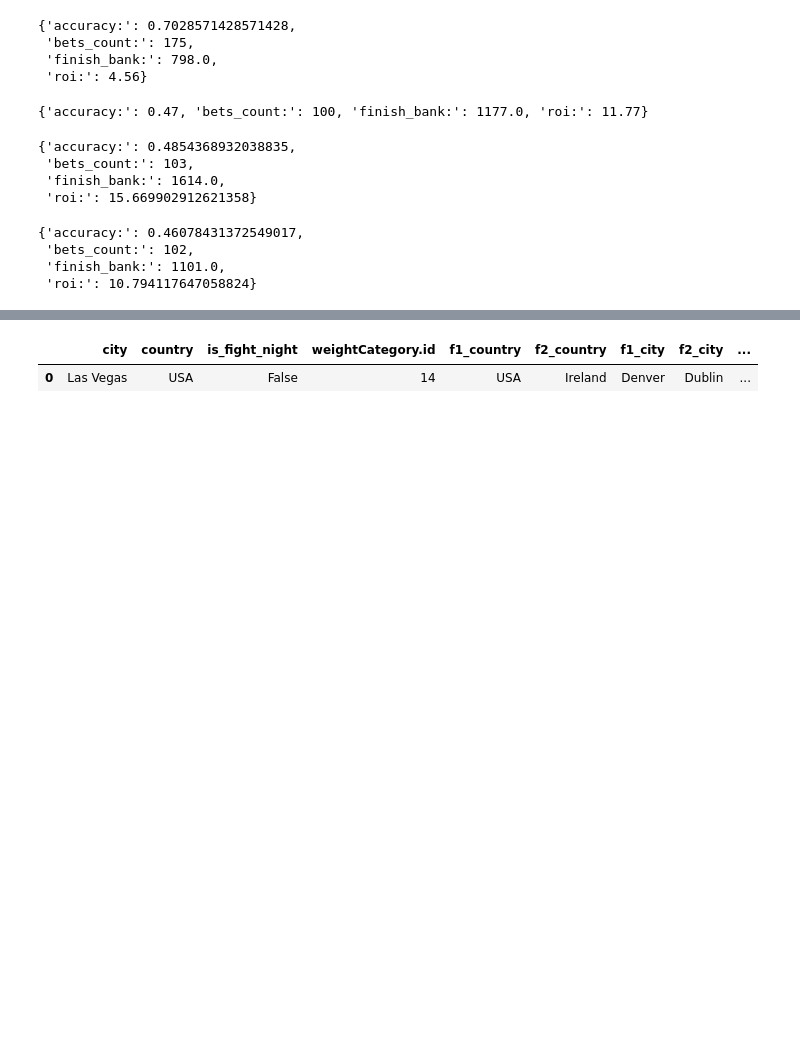
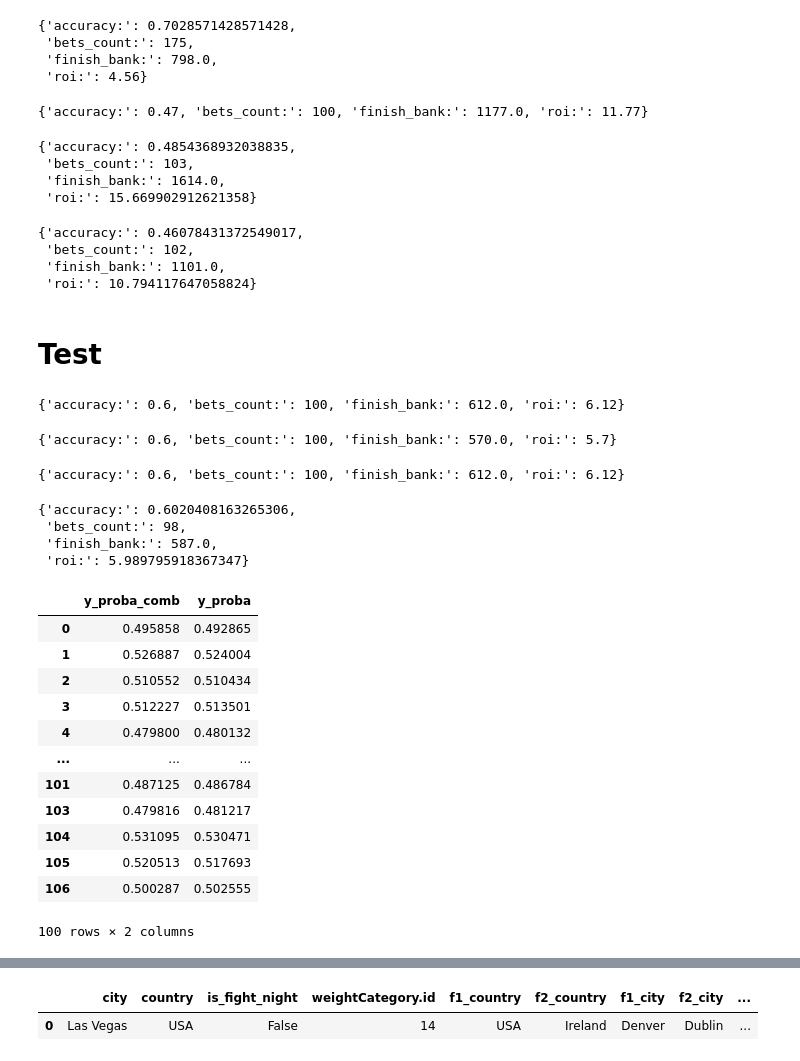
Before and after one commit to NikolayTV/UFC_3.0, a Jupyter notebook: Notebooks/Catboost_v1_1/2.Model training.ipynb, the cells around one changed output, grey strips where cells are left out. Cells and saved outputs as stored; diff of their text form; code cells hidden in the pictures; blank space fills up the shorter version.

```diff
--- a/Notebooks/Catboost_v1_1/2.Model training.ipynb
+++ b/Notebooks/Catboost_v1_1/2.Model training.ipynb
@@ -297,3 +295,58 @@ calculate_roi(bet_on_favorite, pred_col='y_pred_comb')
  'bets_count:': 102,
  'finish_bank:': 1101.0,
  'roi:': 10.794117647058824}
+# %% [markdown]
+# Test
+# %%
+y_proba_1 = clf1.predict_proba(test1[clf1.feature_names_])[:,1]
+y_proba_2 = clf1.predict_proba(test2[clf1.feature_names_])[:,0]
+y_proba = (y_proba_1+y_proba_2)/2
+test1['y_proba'] = y_proba
+test1['y_pred'] = test1['y_proba'] > 0.5
+
+
+y_proba_1 = clf2.predict_proba(test2[clf2.feature_names_])[:,1]
+y_proba_2 = clf2.predict_proba(test1[clf2.feature_names_])[:,0]
+y_proba = (y_proba_1+y_proba_2)/2
+test2['y_proba'] = y_proba
+test2['y_pred'] = test2['y_proba'] > 0.5
+
+test1['y_proba_comb'] = (test1['y_proba'] + (1-test2['y_proba'])) / 2
+test1['y_pred_comb'] = test1['y_proba_comb'] > 0.5
+
+(test1['y_pred'] != test2['y_pred']).mean()
+
+calculate_roi(test1, pred_col='y_pred')
+calculate_roi(test2, pred_col='y_pred')
+calculate_roi(test1, pred_col='y_pred_comb')
+
+test1 = get_winner_favorite(test1)
+test2 = get_winner_favorite(test2)
+# %% [output]
+{'accuracy:': 0.6, 'bets_count:': 100, 'finish_bank:': 612.0, 'roi:': 6.12}
+{'accuracy:': 0.6, 'bets_count:': 100, 'finish_bank:': 570.0, 'roi:': 5.7}
+{'accuracy:': 0.6, 'bets_count:': 100, 'finish_bank:': 612.0, 'roi:': 6.12}
+# %%
+same_preds = test1[test1['y_pred'] != test2['y_pred']]
+calculate_roi(same_preds)
+# %% [output]
+{'accuracy:': 0.6020408163265306,
+ 'bets_count:': 98,
+ 'finish_bank:': 587.0,
+ 'roi:': 5.989795918367347}
+# %%
+test1[['y_proba_comb', 'y_proba']]
+# %% [output]
+|  | y_proba_comb | y_proba |
+| 0 | 0.495858 | 0.492865 |
+| 1 | 0.526887 | 0.524004 |
+| 2 | 0.510552 | 0.510434 |
+| 3 | 0.512227 | 0.513501 |
+| 4 | 0.479800 | 0.480132 |
+| ... | ... | ... |
+| 101 | 0.487125 | 0.486784 |
+| 103 | 0.479816 | 0.481217 |
+| 104 | 0.531095 | 0.530471 |
+| 105 | 0.520513 | 0.517693 |
+| 106 | 0.500287 | 0.502555 |
+100 rows × 2 columns
```
Also changed, not shown: parts of 7 cells of this notebook, 12 other files.
